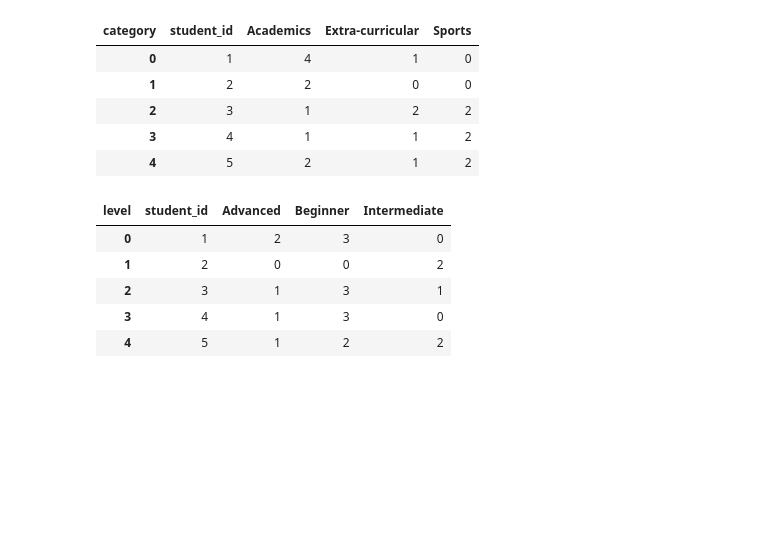
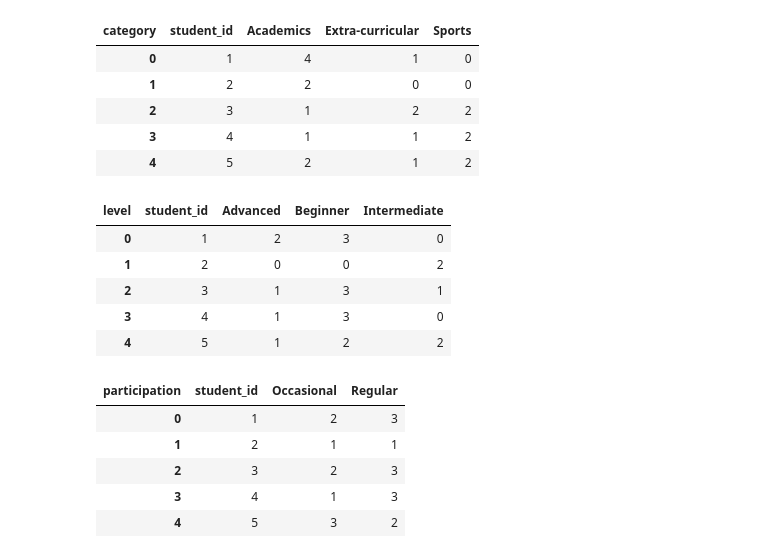
Before and after one commit to PrasastiBaitharu/ybi_foundation, a Jupyter notebook: YBI_45_DAY_INTERNSHIP.ipynb, the cells around one changed output. Cells and saved outputs as stored; diff of their text form; code cells hidden in the pictures; blank space fills up the shorter version.

Commit message:
Participation Feature

```diff
--- a/YBI_45_DAY_INTERNSHIP.ipynb
+++ b/YBI_45_DAY_INTERNSHIP.ipynb
@@ -485,3 +485,17 @@ level_features.head()
 | 2 | 3 | 1 | 3 | 1 |
 | 3 | 4 | 1 | 3 | 0 |
 | 4 | 5 | 1 | 2 | 2 |
+# %%
+participation_features = pd.crosstab(
+    activity["student_id"],
+    activity["participation"]
+).reset_index()
+
+participation_features.head()
+# %% [output]
+| participation | student_id | Occasional | Regular |
+| 0 | 1 | 2 | 3 |
+| 1 | 2 | 1 | 1 |
+| 2 | 3 | 2 | 3 |
+| 3 | 4 | 1 | 3 |
+| 4 | 5 | 3 | 2 |
```
Also changed, not shown: parts of 1 cell of this notebook.
